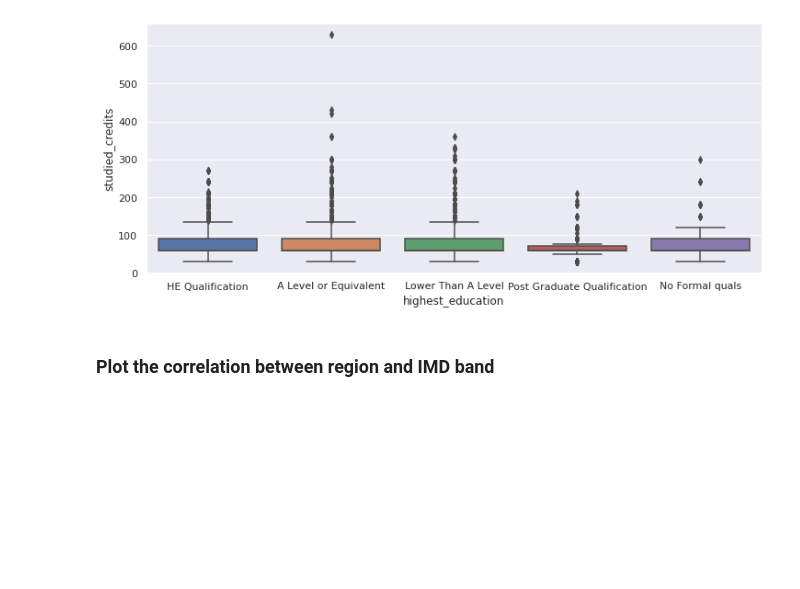
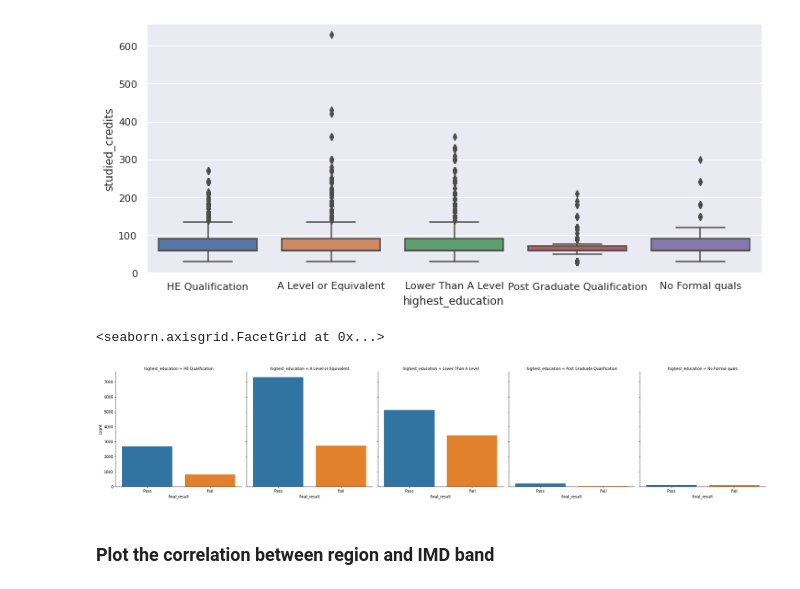
Before and after one commit to FaiZaman/Early-Identification-of-Failing-Students, a Jupyter notebook: Predicting Failing Students.ipynb, the cells around one changed output. Saved outputs shown, nothing was run; the diff lists cells and outputs as text; code cells hidden in the pictures; blank space fills up the shorter version.

```diff
--- a/Predicting Failing Students.ipynb
+++ b/Predicting Failing Students.ipynb
@@ -63,6 +63,11 @@ sns.boxplot(x = 'highest_education', y = 'studied_credits', data=pass_fail_info)
 # %% [output]
 <matplotlib.axes._subplots.AxesSubplot at 0x...>
 [figure]
+# %%
+sns.catplot(x="final_result", col="highest_education", data=pass_fail_info, kind="count", height=5)
+# %% [output]
+<seaborn.axisgrid.FacetGrid at 0x...>
+[figure, added]
 # %% [markdown]
 ### Plot the correlation between region and IMD band
 # %%
```
Also changed, not shown: parts of 11 cells of this notebook.
